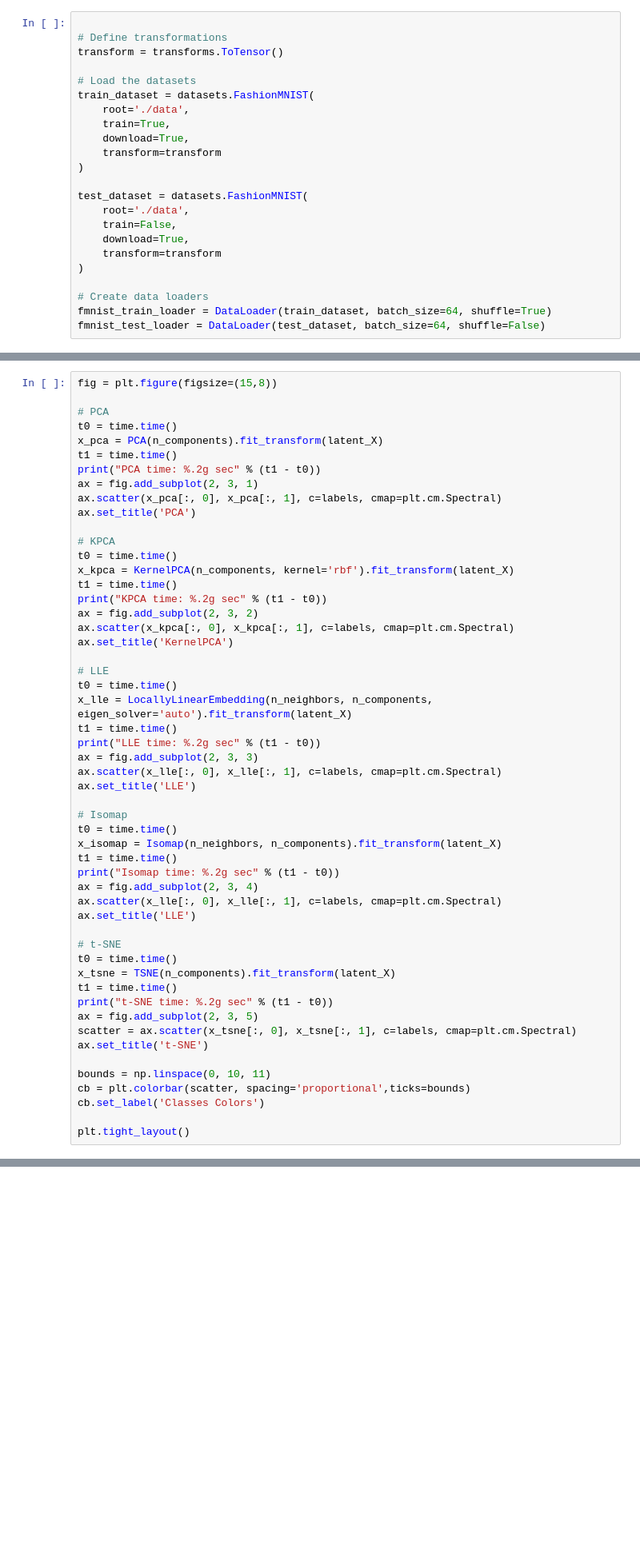
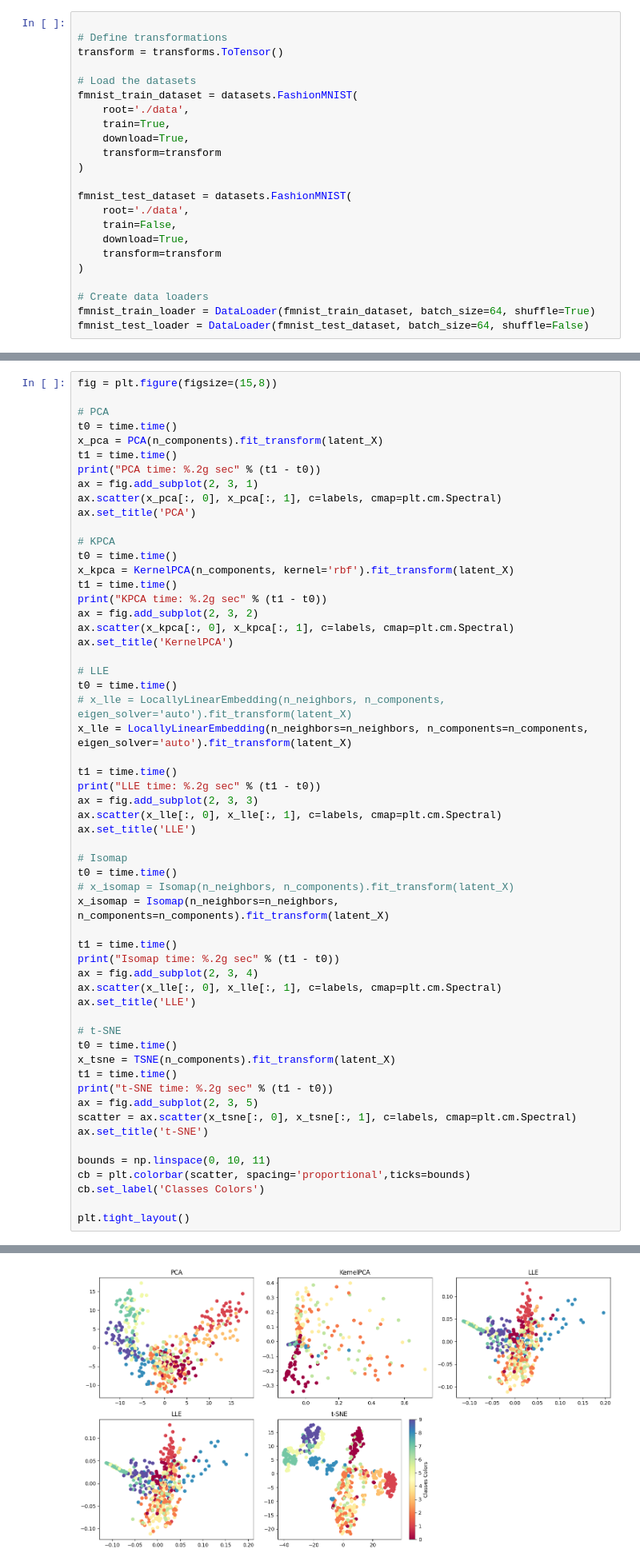
Before and after one commit to hmichaeli/ee046211-deep-learning, a Jupyter notebook: ee046211_tutorial_09_self_supervised_representation_learning_tmp.ipynb, the cells around one changed output, grey strips where cells are left out. Shown at 80% size. Saved outputs shown, nothing was run; the diff lists cells and outputs as text; blank space fills up the shorter version.

```diff
--- a/ee046211_tutorial_09_self_supervised_representation_learning_tmp.ipynb
+++ b/ee046211_tutorial_09_self_supervised_representation_learning_tmp.ipynb
@@ -820,14 +820,14 @@ class AutoEncoder(nn.Module):
 transform = transforms.ToTensor()
 
 # Load the datasets
-train_dataset = datasets.FashionMNIST(
+fmnist_train_dataset = datasets.FashionMNIST(
     root='./data',
     train=True,
     download=True,
     transform=transform
 )
 
-test_dataset = datasets.FashionMNIST(
+fmnist_test_dataset = datasets.FashionMNIST(
     root='./data',
     train=False,
     download=True,
@@ -835,5 +835,5 @@ test_dataset = datasets.FashionMNIST(
 )
 
 # Create data loaders
-fmnist_train_loader = DataLoader(train_dataset, batch_size=64, shuffle=True)
-fmnist_test_loader = DataLoader(test_dataset, batch_size=64, shuffle=False)
+fmnist_train_loader = DataLoader(fmnist_train_dataset, batch_size=64, shuffle=True)
+fmnist_test_loader = DataLoader(fmnist_test_dataset, batch_size=64, shuffle=False)
@@ -943,7 +935,9 @@ ax.set_title('KernelPCA')
 
 # LLE
 t0 = time.time()
-x_lle = LocallyLinearEmbedding(n_neighbors, n_components, eigen_solver='auto').fit_transform(latent_X)
+# x_lle = LocallyLinearEmbedding(n_neighbors, n_components, eigen_solver='auto').fit_transform(latent_X)
+x_lle = LocallyLinearEmbedding(n_neighbors=n_neighbors, n_components=n_components, eigen_solver='auto').fit_transform(latent_X)
+
 t1 = time.time()
 print("LLE time: %.2g sec" % (t1 - t0))
 ax = fig.add_subplot(2, 3, 3)
@@ -952,7 +946,9 @@ ax.set_title('LLE')
 
 # Isomap
 t0 = time.time()
-x_isomap = Isomap(n_neighbors, n_components).fit_transform(latent_X)
+# x_isomap = Isomap(n_neighbors, n_components).fit_transform(latent_X)
+x_isomap = Isomap(n_neighbors=n_neighbors, n_components=n_components).fit_transform(latent_X)
+
 t1 = time.time()
 print("Isomap time: %.2g sec" % (t1 - t0))
 ax = fig.add_subplot(2, 3, 4)
@@ -973,3 +969,4 @@ cb = plt.colorbar(scatter, spacing='proportional',ticks=bounds)
 cb.set_label('Classes Colors')
 
 plt.tight_layout()
+# %% [output]
@@ -976,3 +978,4 @@ plt.tight_layout()
+[figure, added]
 # %% [markdown]
 ### <img src="https://img.icons8.com/cute-clipart/64/000000/task.png" style="height:50px;display:inline"> Self-Supervised Learning
 ---
```
Also changed, not shown: parts of 14 cells of this notebook, 1 other file.
